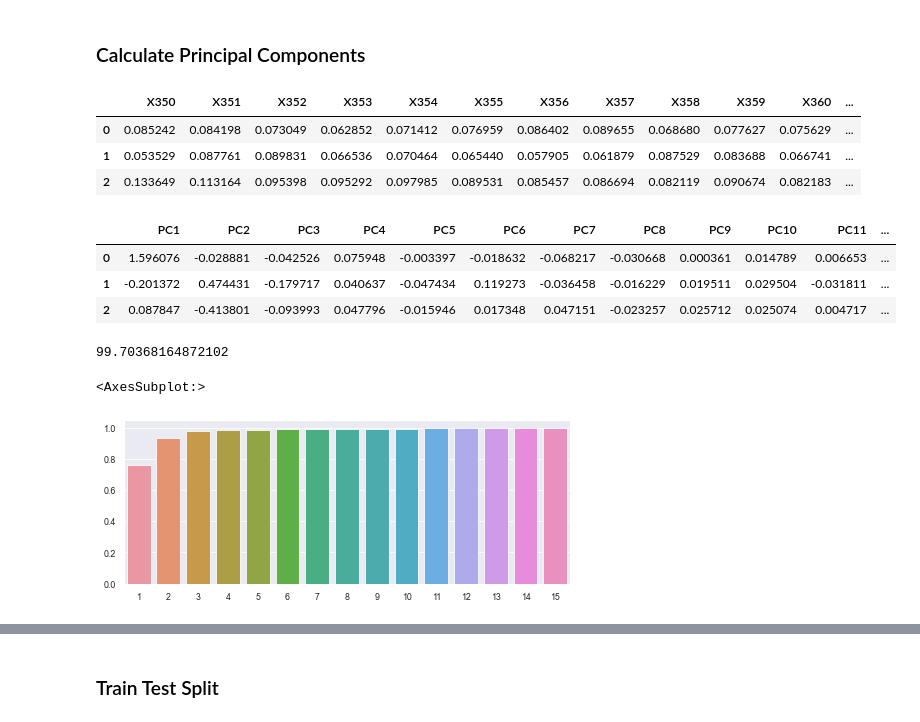
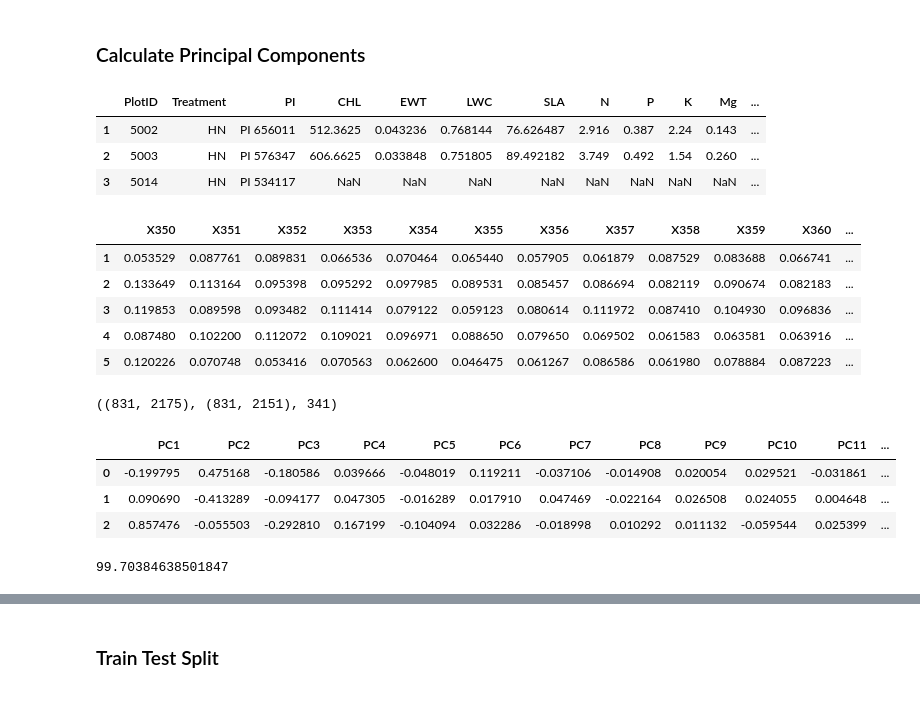
Before and after one commit to aime-valentin/sorghum_flowering_time_prediction, a Jupyter notebook: notebooks/days_to_bloom/sorghum_flowering_predictions_with_ExtraTrees_yellow-1.3.ipynb, the cells around one changed output, grey strips where cells are left out. Cells and saved outputs as stored; diff of their text form; code cells hidden in the pictures.

Commit message:
final outpus for preprint paper

```diff
--- a/notebooks/days_to_bloom/sorghum_flowering_predictions_with_ExtraTrees_yellow-1.3.ipynb
+++ b/notebooks/days_to_bloom/sorghum_flowering_predictions_with_ExtraTrees_yellow-1.3.ipynb
@@ -38,0 +65,12 @@ df.head(3)
+# %%
+#EVI: Ehnhanced Vegetation Index
+indices = ['EVI','RNDVI','ARVI','VRI', 'NDVI']
+df['EVI'] = df.apply(lambda x: (x['X802']-x['X682'])/(x['X802']+6), axis = 1)
+#RNDVI: Red-edge Normalized Difference Vegetation Index
+df['RNDVI'] = df.apply(lambda x: (x['X750']-x['X705'])/(x['X750']+x['X705']), axis = 1)
+#ARVI: Atmospherically Resistant Vegetation Index
+df['ARVI'] = df.apply(lambda x: (x['X800']-(2 * x['X670'])+x['X630'])/(x['X800']+(2 * x['X670'])+x['X630']), axis = 1)
+#VRI: Vogelmann Red Edge Index
+df['VRI'] = df.apply(lambda x: (x['X740'])/(x['X720']), axis = 1)
+#NDVI: Normalized Difference Vegeation Index
+df['NDVI'] = df.apply(lambda x: (x['X800']-x['X670'])/(x['X800']+x['X670']), axis = 1)
@@ -38,0 +109,13 @@ df.head(3)
+# %%
+#drop outliers in HN with DaysToBloom over 80
+df= df[((df['DaysToBloom']<80) & (df.Treatment == "HN")) | (df.Treatment == "LN")]
+#distribution plot of daystobloom
+sns.set_context('paper')
+f, (ax1,ax2)  = plt.subplots(1, 2, sharex=True, sharey= True)
+sns.distplot( x = df[df.Treatment =="HN"]['DaysToBloom'],  kde =True, norm_hist = True, ax = ax1)
+sns.distplot( x = df[df.Treatment =="LN"]['DaysToBloom'],  kde =True, norm_hist = True, ax = ax2)
+plt.ylabel("")
+ax1.set_title("High Nitrogen (HN)")
+ax2.set_title("Low Nitrogen (LN)")
+f.supxlabel("Flowering Time (Days)")
+plt.tight_layout()
@@ -39,35 +157,46 @@ df.head(3)
 # %% [markdown]
 ### Calculate Principal Components
+# %%
+df.head(3)
+# %% [output]
+|  | PlotID | Treatment | PI | CHL | EWT | LWC | SLA | N | P | K | Mg | ... |
+| 1 | 5002 | HN | PI 656011 | 512.3625 | 0.043236 | 0.768144 | 76.626487 | 2.916 | 0.387 | 2.24 | 0.143 | ... |
+| 2 | 5003 | HN | PI 576347 | 606.6625 | 0.033848 | 0.751805 | 89.492182 | 3.749 | 0.492 | 1.54 | 0.260 | ... |
+| 3 | 5014 | HN | PI 534117 | NaN | NaN | NaN | NaN | NaN | NaN | NaN | NaN | ... |
 # %%
-sub = df[df.columns[18:-8]] #reflectance data
-sub.head(3)
+sub = df[df.columns[18:-6]] #reflectance data
+sub.head()
 # %% [output]
 |  | X350 | X351 | X352 | X353 | X354 | X355 | X356 | X357 | X358 | X359 | X360 | ... |
-| 0 | 0.085242 | 0.084198 | 0.073049 | 0.062852 | 0.071412 | 0.076959 | 0.086402 | 0.089655 | 0.068680 | 0.077627 | 0.075629 | ... |
 | 1 | 0.053529 | 0.087761 | 0.089831 | 0.066536 | 0.070464 | 0.065440 | 0.057905 | 0.061879 | 0.087529 | 0.083688 | 0.066741 | ... |
 | 2 | 0.133649 | 0.113164 | 0.095398 | 0.095292 | 0.097985 | 0.089531 | 0.085457 | 0.086694 | 0.082119 | 0.090674 | 0.082183 | ... |
+| 3 | 0.119853 | 0.089598 | 0.093482 | 0.111414 | 0.079122 | 0.059123 | 0.080614 | 0.111972 | 0.087410 | 0.104930 | 0.096836 | ... |
+| 4 | 0.087480 | 0.102200 | 0.112072 | 0.109021 | 0.096971 | 0.088650 | 0.079650 | 0.069502 | 0.061583 | 0.063581 | 0.063916 | ... |
+| 5 | 0.120226 | 0.070748 | 0.053416 | 0.070563 | 0.062600 | 0.046475 | 0.061267 | 0.086586 | 0.061980 | 0.078884 | 0.087223 | ... |
+# %%
+df.shape, sub.shape, len(df.PI.unique())
+# %% [output]
+((831, 2175), (831, 2151), 341)
 # %%
 #clacualte 15 principal components
 n_components =15
 pca = PCA(n_components)
-sub_trans = pca.fit_transform(sub.values)
+sub_trans = pca.fit_transform(sub)
 sub_df = pd.DataFrame(data = sub_trans
          , columns = ["PC"+str(i) for i in list(range(1,n_components+1))])
 sub_df.head(3)
 # %% [output]
 |  | PC1 | PC2 | PC3 | PC4 | PC5 | PC6 | PC7 | PC8 | PC9 | PC10 | PC11 | ... |
-| 0 | 1.596076 | -0.028881 | -0.042526 | 0.075948 | -0.003397 | -0.018632 | -0.068217 | -0.030668 | 0.000361 | 0.014789 | 0.006653 | ... |
-| 1 | -0.201372 | 0.474431 | -0.179717 | 0.040637 | -0.047434 | 0.119273 | -0.036458 | -0.016229 | 0.019511 | 0.029504 | -0.031811 | ... |
-| 2 | 0.087847 | -0.413801 | -0.093993 | 0.047796 | -0.015946 | 0.017348 | 0.047151 | -0.023257 | 0.025712 | 0.025074 | 0.004717 | ... |
+| 0 | -0.199795 | 0.475168 | -0.180586 | 0.039666 | -0.048019 | 0.119211 | -0.037106 | -0.014908 | 0.020054 | 0.029521 | -0.031861 | ... |
+| 1 | 0.090690 | -0.413289 | -0.094177 | 0.047305 | -0.016289 | 0.017910 | 0.047469 | -0.022164 | 0.026508 | 0.024055 | 0.004648 | ... |
+| 2 | 0.857476 | -0.055503 | -0.292810 | 0.167199 | -0.104094 | 0.032286 | -0.018998 | 0.010292 | 0.011132 | -0.059544 | 0.025399 | ... |
 # %%
 total_var = pca.explained_variance_ratio_.sum() * 100
 print(total_var)
 exp_var_cumul = np.cumsum(pca.explained_variance_ratio_)
 
-plt.figure(figsize = (8,3))
-sns.set_context('paper')
-sns.barplot(x = list(range(1,n_components+1,1)), y = exp_var_cumul)
+# plt.figure(figsize = (8,3))
+# sns.set_context('paper')
+# sns.barplot(x = list(range(1,n_components+1,1)), y = exp_var_cumul, color = 'grey')
 # %% [output]
-99.70368164872102
+99.70384638501847
-<AxesSubplot:>
-[figure, removed]
```
Also changed, not shown: parts of 36 cells of this notebook, 10 other files.
